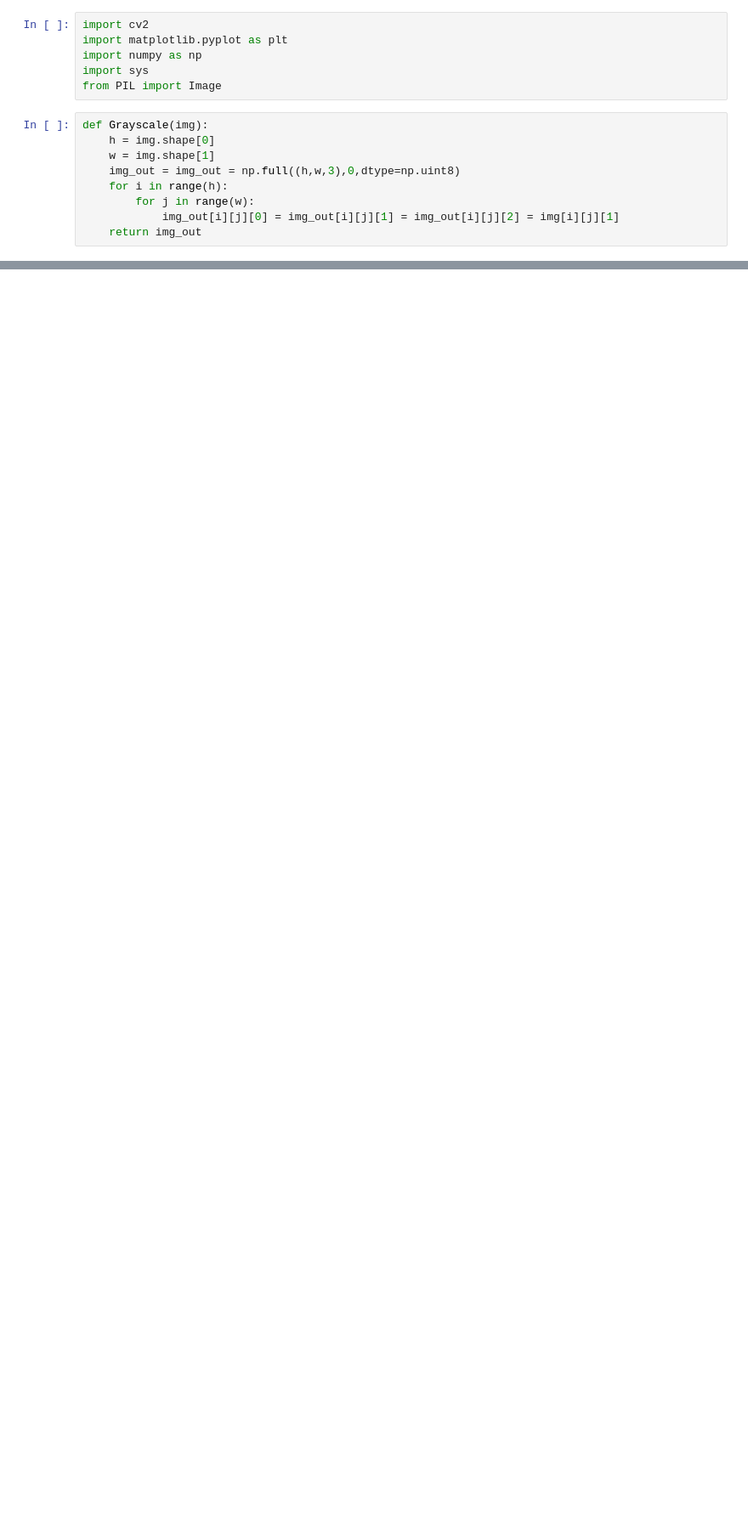
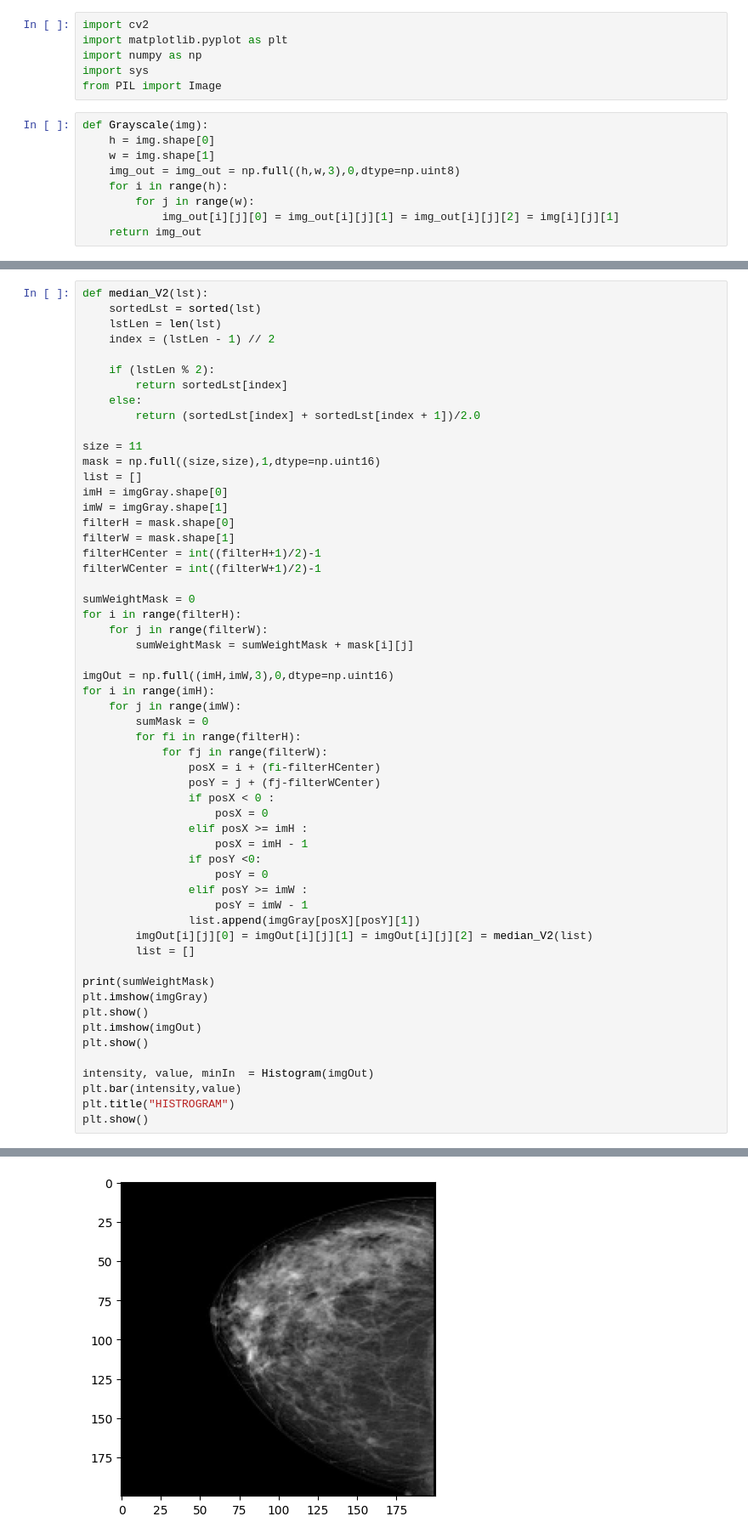
Before and after one commit to iristap/project_DIP, a Jupyter notebook: project_DIP.ipynb, the cells around one changed output, grey strips where cells are left out. Shown at 85% size. Cells and saved outputs as stored; diff of their text form; blank space fills up the shorter version.

```diff
--- a/project_DIP.ipynb
+++ b/project_DIP.ipynb
@@ -20,0 +48,57 @@ imgGray = Grayscale(img_rgb)
+# %%
+def median_V2(lst):
+    sortedLst = sorted(lst)
+    lstLen = len(lst)
+    index = (lstLen - 1) // 2
+
+    if (lstLen % 2):
+        return sortedLst[index]
+    else:
+        return (sortedLst[index] + sortedLst[index + 1])/2.0
+
+size = 11
+mask = np.full((size,size),1,dtype=np.uint16)
+list = []
+imH = imgGray.shape[0]
+imW = imgGray.shape[1]
+filterH = mask.shape[0]
+filterW = mask.shape[1]
+filterHCenter = int((filterH+1)/2)-1
+filterWCenter = int((filterW+1)/2)-1
+
+sumWeightMask = 0
+for i in range(filterH):
+    for j in range(filterW):
+        sumWeightMask = sumWeightMask + mask[i][j]
+
+imgOut = np.full((imH,imW,3),0,dtype=np.uint16)
+for i in range(imH):
+    for j in range(imW):
+        sumMask = 0
+        for fi in range(filterH):
+            for fj in range(filterW):
+                posX = i + (fi-filterHCenter)
+                posY = j + (fj-filterWCenter)
+                if posX < 0 :
+                    posX = 0
+                elif posX >= imH :
+                    posX = imH - 1
+                if posY <0:
+                    posY = 0
+                elif posY >= imW :
+                    posY = imW - 1
+                list.append(imgGray[posX][posY][1])
+        imgOut[i][j][0] = imgOut[i][j][1] = imgOut[i][j][2] = median_V2(list)
+        list = []
+
+print(sumWeightMask)
+plt.imshow(imgGray)
+plt.show()
+plt.imshow(imgOut)
+plt.show()
+
+intensity, value, minIn  = Histogram(imgOut)
+plt.bar(intensity,value)
+plt.title("HISTROGRAM")
+plt.show()
+# %% [output]
@@ -20,0 +106 @@ imgGray = Grayscale(img_rgb)
+[figure, added]
```
Also changed, not shown: parts of 10 cells of this notebook.
